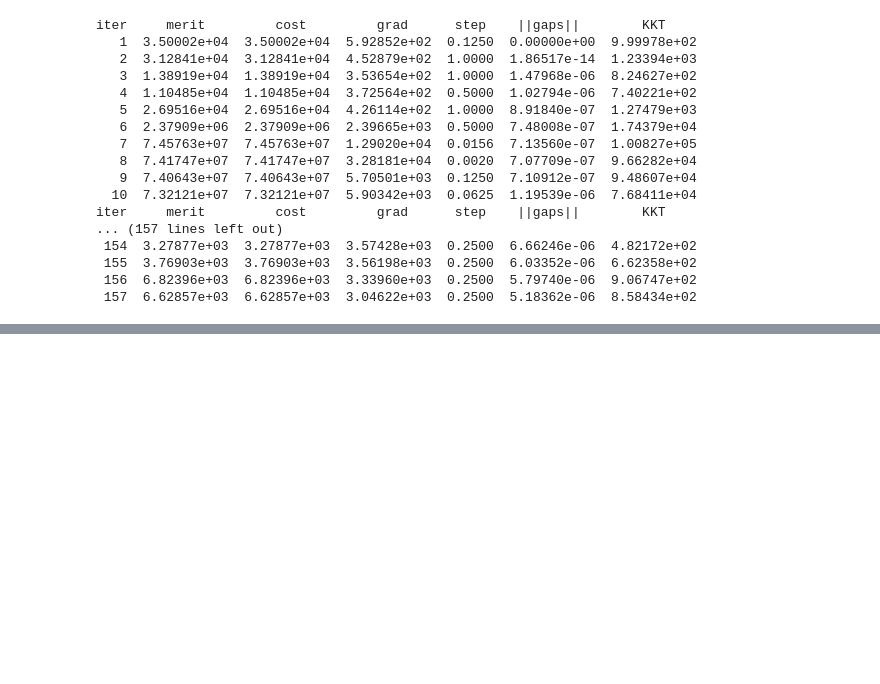
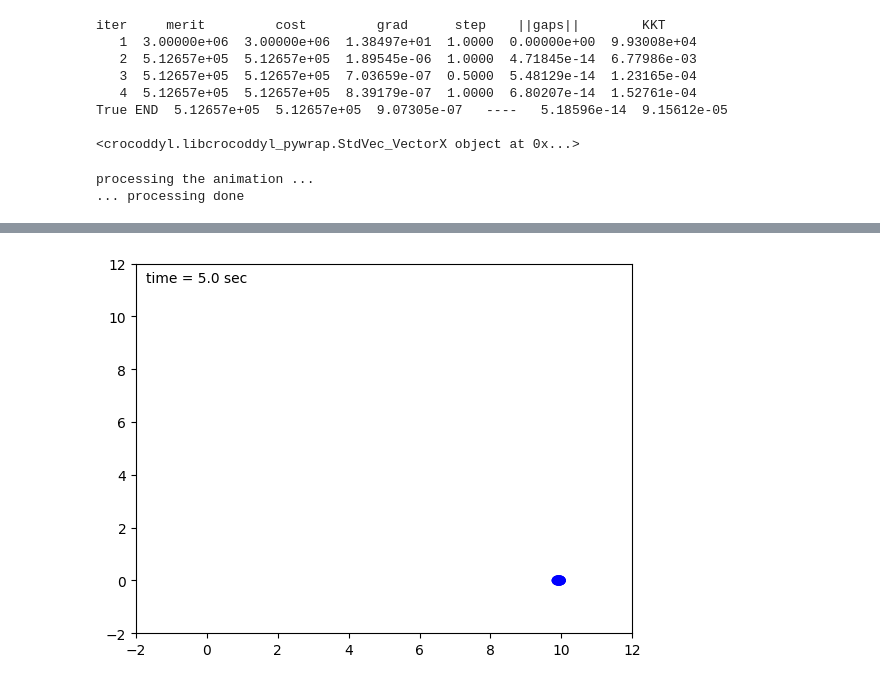
Before and after one commit to SarmadMehrdad/kuka_mujoco, a Jupyter notebook: PointMass_IRL.ipynb, the cells around one changed output, grey strips where cells are left out. Cells and saved outputs as stored; diff of their text form; code cells hidden in the pictures; blank space fills up the shorter version.

```diff
--- a/PointMass_IRL.ipynb
+++ b/PointMass_IRL.ipynb
@@ -47,11 +47,8 @@ class DifferentialActionModelPointMass(crocoddyl.DifferentialActionModelAbstract
         self.unone = np.zeros(self.nu)
         self.m = 1.0
         self.costWeights = [
-            120.0,
-            40.0,
-            200.0,
-            10
-        ]  # G1, G2, G3
+            100.0
+        ]
 
     def calc(self, data, x, u=None):
         if u is None:
@@ -69,23 +66,16 @@ class DifferentialActionModelPointMass(crocoddyl.DifferentialActionModelAbstract
         yddot = fy / m
         data.xout = np.matrix([xddot, yddot]).T
 
-        # Cost parameters (Gaussians)
-        goal = np.array([10, 10])
-        mu1 = np.array([7, 2])
-        S1 = np.array([[2, 0], [0, 1]])*10
-        mu2 = np.array([2, 7])
-        S2 = np.array([[2, 1], [1, 1]])*10
-        mu3 = np.array([5, 9])
-        S3 = np.array([[3, 0], [0 , 1]])*10
+        # Cost parameters (Translation + Obstacle)
+        target = np.array([10, 0, 0, 0])
+        # obs_center = np.array([5, 0])
+        # obs_rad = 2.0
 
-        G1 = multivariate_normal(mu1,S1)
-        G2 = multivariate_normal(mu2,S2)
-        G3 = multivariate_normal(mu3,S3)
-
-        translation = np.sqrt(np.sum((goal - x[0:2])*(goal - x[0:2])))
-
+        trans_r = np.linalg.norm(target - x)
+        # obs_r = np.sqrt(np.sum((x[:2] - obs_center)*(x[:2] - obs_center)))- obs_rad
         # Computing the cost residual and value
-        data.r = np.matrix(self.costWeights * np.array([G1.pdf(x[0:2]), G2.pdf(x[0:2]), G3.pdf(x[0:2]), translation])).T
+        # data.r = np.matrix(self.costWeights * np.array([obs_r, trans_r])).T
+        data.r = np.matrix(self.costWeights * np.array([trans_r])).T
         data.cost = 0.5 * sum(np.asarray(data.r) ** 2)
 # %%
 PM_DAM = DifferentialActionModelPointMass()
@@ -100,11 +86,10 @@ array([3.24800540e-01, 1.57394858e-02, 2.11076952e-02, 1.41421356e+02])
 # %%
-PM_ND = crocoddyl.DifferentialActionModelNumDiff(PM_DAM, True)
+PM_ND = crocoddyl.DifferentialActionModelNumDiff(PM_DAM, False)
 # %%
 timeStep = 5e-2
 PM_IAM = crocoddyl.IntegratedActionModelEuler(PM_ND, timeStep)
 # %%
-# Fill the number of knots (T) and the time step (dt)
 x0 = np.array([0.0, 0.0, 0.0, 0.0])
 u0 = np.array([0.0, 0.0])
-T = 50
+T = 100
 problem = crocoddyl.ShootingProblem(x0, [PM_IAM] * T, PM_IAM)
@@ -122,28 +98,25 @@ print(ddp.us)
 sqp = mim_solvers.SolverSQP(problem)
 sqp.setCallbacks([crocoddyl.CallbackVerbose()])
 sqp.with_callbacks=True
+sqp.termination_tolerance = 1e-4
 xs_init = [x0 for i in range(T+1)]
 us_init = [u0 for i in range(T)]
 
 # Solving this problem
-done = sqp.solve(xs_init, us_init, 1000)
+done = sqp.solve(xs_init, us_init, 100)
 print(done)
 print(sqp.us)
 # %% [output]
 iter     merit         cost         grad      step    ||gaps||        KKT
-   1  3.50002e+04  3.50002e+04  5.92852e+02  0.1250  0.00000e+00  9.99978e+02
-   2  3.12841e+04  3.12841e+04  4.52879e+02  1.0000  1.86517e-14  1.23394e+03
-   3  1.38919e+04  1.38919e+04  3.53654e+02  1.0000  1.47968e-06  8.24627e+02
-   4  1.10485e+04  1.10485e+04  3.72564e+02  0.5000  1.02794e-06  7.40221e+02
-   5  2.69516e+04  2.69516e+04  4.26114e+02  1.0000  8.91840e-07  1.27479e+03
-   6  2.37909e+06  2.37909e+06  2.39665e+03  0.5000  7.48008e-07  1.74379e+04
-   7  7.45763e+07  7.45763e+07  1.29020e+04  0.0156  7.13560e-07  1.00827e+05
-   8  7.41747e+07  7.41747e+07  3.28181e+04  0.0020  7.07709e-07  9.66282e+04
-   9  7.40643e+07  7.40643e+07  5.70501e+03  0.1250  7.10912e-07  9.48607e+04
-  10  7.32121e+07  7.32121e+07  5.90342e+03  0.0625  1.19539e-06  7.68411e+04
-iter     merit         cost         grad      step    ||gaps||        KKT
-... (157 lines left out)
- 154  3.27877e+03  3.27877e+03  3.57428e+03  0.2500  6.66246e-06  4.82172e+02
- 155  3.76903e+03  3.76903e+03  3.56198e+03  0.2500  6.03352e-06  6.62358e+02
- 156  6.82396e+03  6.82396e+03  3.33960e+03  0.2500  5.79740e-06  9.06747e+02
- 157  6.62857e+03  6.62857e+03  3.04622e+03  0.2500  5.18362e-06  8.58434e+02
+   1  3.00000e+06  3.00000e+06  1.38497e+01  1.0000  0.00000e+00  9.93008e+04
+   2  5.12657e+05  5.12657e+05  1.89545e-06  1.0000  4.71845e-14  6.77986e-03
+   3  5.12657e+05  5.12657e+05  7.03659e-07  0.5000  5.48129e-14  1.23165e-04
+   4  5.12657e+05  5.12657e+05  8.39179e-07  1.0000  6.80207e-14  1.52761e-04
+True END  5.12657e+05  5.12657e+05  9.07305e-07   ----   5.18596e-14  9.15612e-05
+
+<crocoddyl.libcrocoddyl_pywrap.StdVec_VectorX object at 0x...>
+# %%
+HTML(animatePointMass(sqp.xs).to_jshtml())
+# %% [output]
+processing the animation ...
+... processing done
@@ -149,0 +124 @@ iter     merit         cost         grad      step    ||gaps||        KKT
+[figure, added]
```
Also changed, not shown: parts of 5 cells of this notebook.
